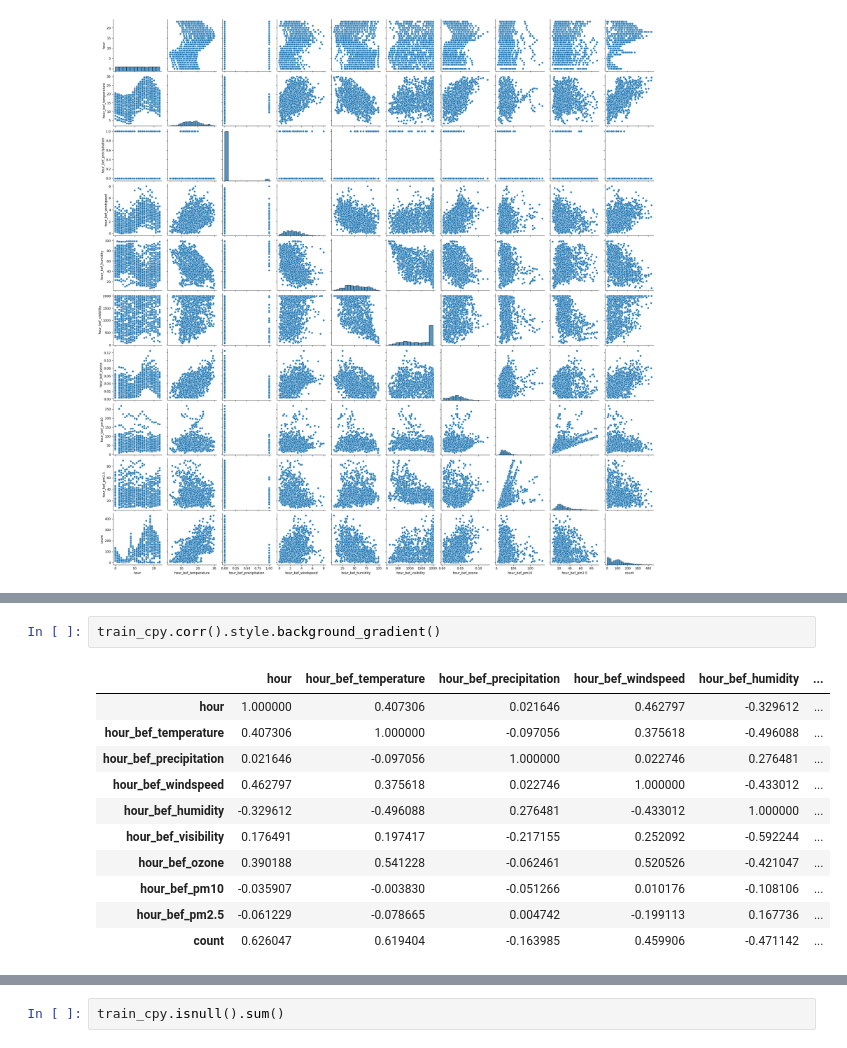
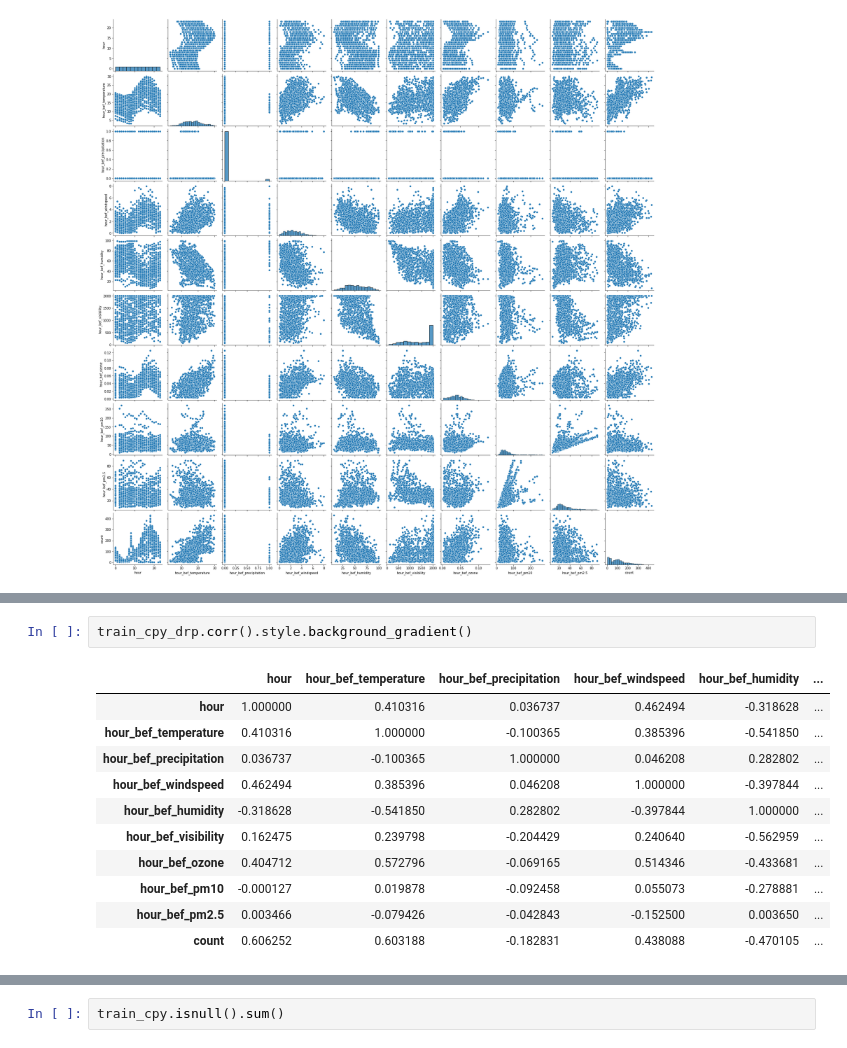
Before and after one commit to Junho65/Kaggle-DACON, a Jupyter notebook: (DACON)서울시 따릉이 대여량 예측 경진대회/work.ipynb, the cells around one changed output, grey strips where cells are left out. Cells and saved outputs as stored; diff of their text form.

```diff
--- a/(DACON)서울시 따릉이 대여량 예측 경진대회/work.ipynb
+++ b/(DACON)서울시 따릉이 대여량 예측 경진대회/work.ipynb
@@ -95,15 +126,15 @@ train_cpy[train_cpy['hour_bef_precipitation']==0]['count'].hist()
 # %%
-train_cpy.corr().style.background_gradient()
+train_cpy_drp.corr().style.background_gradient()
 # %% [output]
 |  | hour | hour_bef_temperature | hour_bef_precipitation | hour_bef_windspeed | hour_bef_humidity | ... |
-| hour | 1.000000 | 0.407306 | 0.021646 | 0.462797 | -0.329612 | ... |
-| hour_bef_temperature | 0.407306 | 1.000000 | -0.097056 | 0.375618 | -0.496088 | ... |
-| hour_bef_precipitation | 0.021646 | -0.097056 | 1.000000 | 0.022746 | 0.276481 | ... |
-| hour_bef_windspeed | 0.462797 | 0.375618 | 0.022746 | 1.000000 | -0.433012 | ... |
-| hour_bef_humidity | -0.329612 | -0.496088 | 0.276481 | -0.433012 | 1.000000 | ... |
-| hour_bef_visibility | 0.176491 | 0.197417 | -0.217155 | 0.252092 | -0.592244 | ... |
-| hour_bef_ozone | 0.390188 | 0.541228 | -0.062461 | 0.520526 | -0.421047 | ... |
-| hour_bef_pm10 | -0.035907 | -0.003830 | -0.051266 | 0.010176 | -0.108106 | ... |
-| hour_bef_pm2.5 | -0.061229 | -0.078665 | 0.004742 | -0.199113 | 0.167736 | ... |
-| count | 0.626047 | 0.619404 | -0.163985 | 0.459906 | -0.471142 | ... |
+| hour | 1.000000 | 0.410316 | 0.036737 | 0.462494 | -0.318628 | ... |
+| hour_bef_temperature | 0.410316 | 1.000000 | -0.100365 | 0.385396 | -0.541850 | ... |
+| hour_bef_precipitation | 0.036737 | -0.100365 | 1.000000 | 0.046208 | 0.282802 | ... |
+| hour_bef_windspeed | 0.462494 | 0.385396 | 0.046208 | 1.000000 | -0.397844 | ... |
+| hour_bef_humidity | -0.318628 | -0.541850 | 0.282802 | -0.397844 | 1.000000 | ... |
+| hour_bef_visibility | 0.162475 | 0.239798 | -0.204429 | 0.240640 | -0.562959 | ... |
+| hour_bef_ozone | 0.404712 | 0.572796 | -0.069165 | 0.514346 | -0.433681 | ... |
+| hour_bef_pm10 | -0.000127 | 0.019878 | -0.092458 | 0.055073 | -0.278881 | ... |
+| hour_bef_pm2.5 | 0.003466 | -0.079426 | -0.042843 | -0.152500 | 0.003650 | ... |
+| count | 0.606252 | 0.603188 | -0.182831 | 0.438088 | -0.470105 | ... |
 # %%
```
Also changed, not shown: parts of 24 cells of this notebook, 2 other files.
